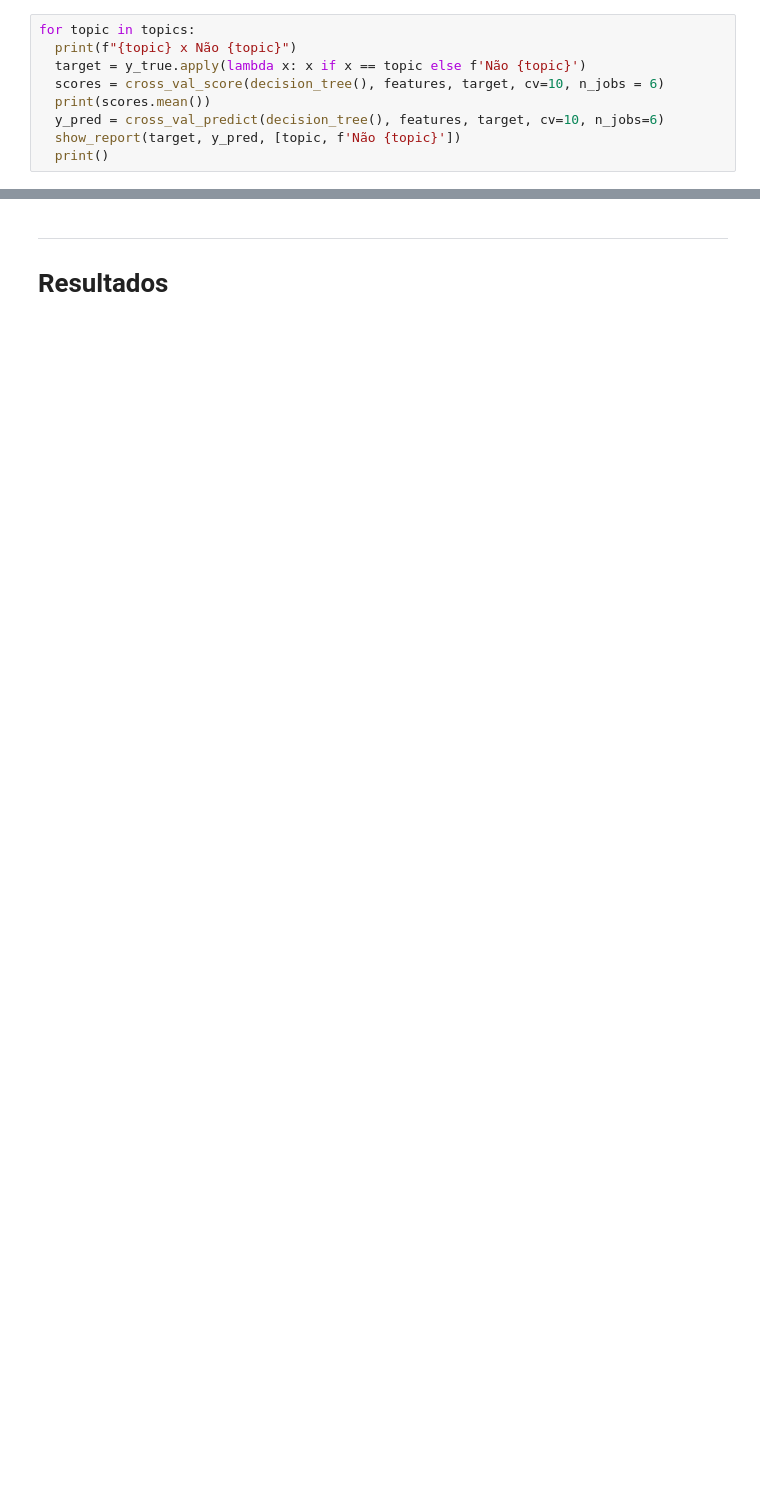
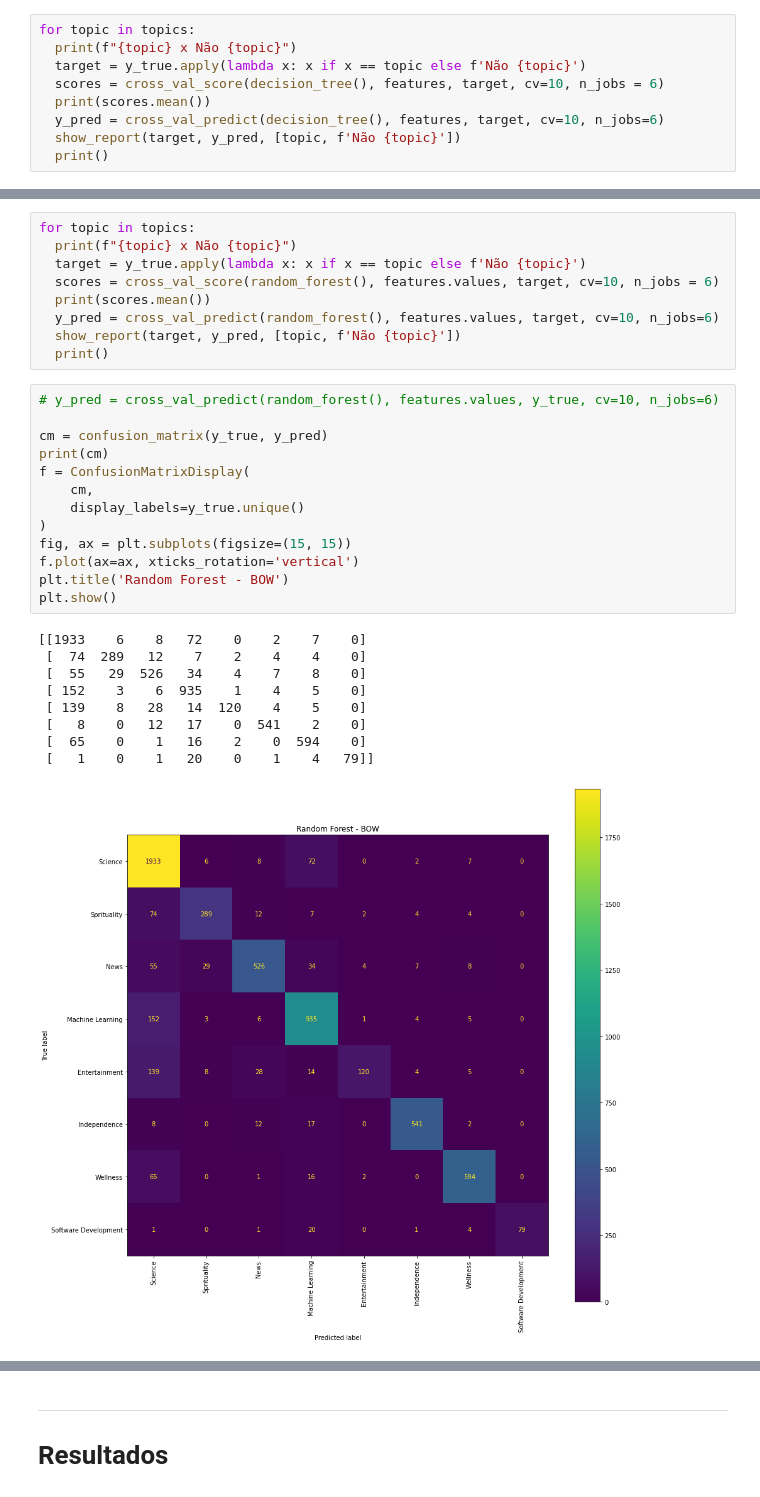
Before and after one commit to PauloUbirajara/News-Classifier, a Jupyter notebook: Atividade_Carlos.ipynb, the cells around one changed output, grey strips where cells are left out. Drawn from its saved outputs; the diff is of its cells as text; blank space fills up the shorter version.

```diff
--- a/Atividade_Carlos.ipynb
+++ b/Atividade_Carlos.ipynb
@@ -331,0 +419,32 @@ plt.show()
+# %%
+for topic in topics:
+  print(f"{topic} x Não {topic}")
+  target = y_true.apply(lambda x: x if x == topic else f'Não {topic}')
+  scores = cross_val_score(random_forest(), features.values, target, cv=10, n_jobs = 6)
+  print(scores.mean())
+  y_pred = cross_val_predict(random_forest(), features.values, target, cv=10, n_jobs=6)
+  show_report(target, y_pred, [topic, f'Não {topic}'])
+  print()
+# %%
+# y_pred = cross_val_predict(random_forest(), features.values, y_true, cv=10, n_jobs=6)
+
+cm = confusion_matrix(y_true, y_pred)
+print(cm)
+f = ConfusionMatrixDisplay(
+	cm,
+	display_labels=y_true.unique()
+)
+fig, ax = plt.subplots(figsize=(15, 15))
+f.plot(ax=ax, xticks_rotation='vertical')
+plt.title('Random Forest - BOW')
+plt.show()
+# %% [output]
+[[1933    6    8   72    0    2    7    0]
+ [  74  289   12    7    2    4    4    0]
+ [  55   29  526   34    4    7    8    0]
+ [ 152    3    6  935    1    4    5    0]
+ [ 139    8   28   14  120    4    5    0]
+ [   8    0   12   17    0  541    2    0]
+ [  65    0    1   16    2    0  594    0]
+ [   1    0    1   20    0    1    4   79]]
+[figure, added]
```
Also changed, not shown: parts of 66 cells of this notebook.
